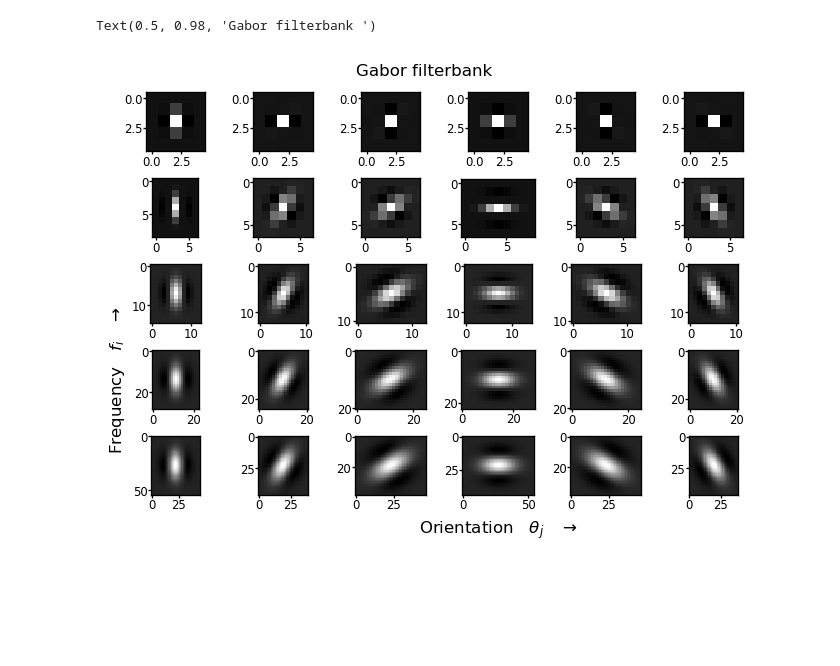
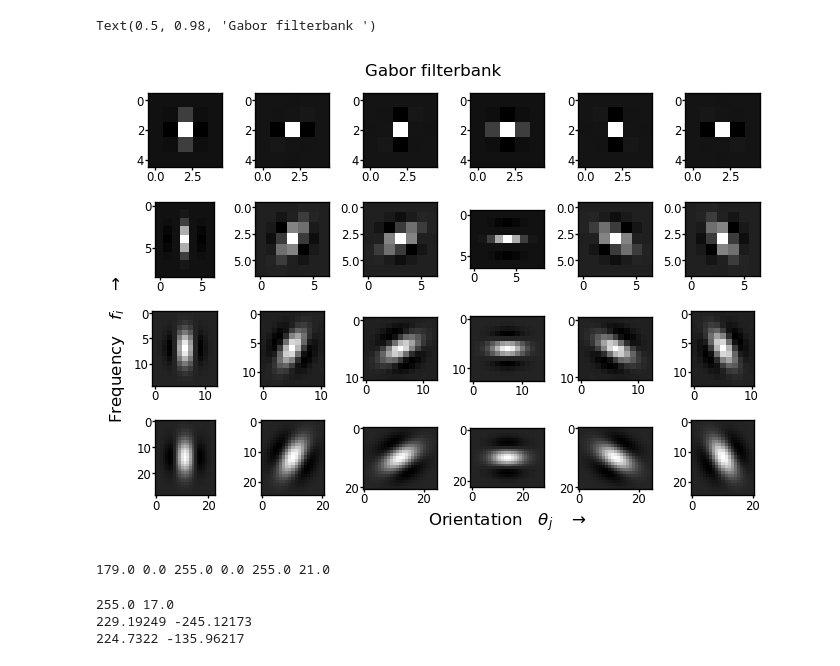
Before and after one commit to CVMethods/gabor_color_image_segmentation, a Jupyter notebook: jupyter-notebooks/image_gabor_responses.ipynb, the cells around one changed output. Drawn from its saved outputs; the diff is of its cells as text; code cells hidden in the pictures; blank space fills up the shorter version.

Commit message:
Integrate changes in jupyter notebook
Test the change of normalization for color spaces and training data

```diff
--- a/jupyter-notebooks/image_gabor_responses.ipynb
+++ b/jupyter-notebooks/image_gabor_responses.ipynb
@@ -27,30 +27,46 @@ print(list_imgs[indx])
 # %%
 # Generating Gabor filterbank
 
 min_period = 2.
-max_period = 50.
+max_period = 25.
 fb = 1
 ab = 30
 c1 = 0.9
 c2 = 0.9
 stds = 3.0
 
 gabor_filters, frequencies, angles = makeGabor_filterbank(min_period, max_period, fb, ab, c1, c2, stds)
 n_freq = len(frequencies)
 n_angles = len(angles)
 
 # Visualization of filters
 fig, axes = plt.subplots(n_freq, n_angles, dpi=120)
 ff = 0
 for ii, f_i in enumerate(frequencies):
     for jj, a_i in enumerate(angles):
         axes[ii, jj].imshow(gabor_filters[ff][0].real, cmap='gray') #, vmin=0., vmax=val_max
         axes[ii, jj].tick_params(axis='both', which='both', labelsize=7, pad=0.1, length=2)#, bottom=False, left=False, labelbottom=False, labelleft=False
         ff += 1
 axes[n_freq-1, np.int(np.ceil(n_angles/2))].set_xlabel('Orientation   $\\theta_j $   $\\rightarrow$', fontsize=10)
 axes[np.int(np.ceil(n_freq/2)), 0].set_ylabel('Frequency   $f_i$   $\\rightarrow$', fontsize=10)
 fig.subplots_adjust(top=0.92, bottom=0.08, left=0.10, right=0.95, hspace=0.45, wspace=0.45)
 fig.suptitle('Gabor filterbank ', fontsize=10)
 # %% [output]
 Text(0.5, 0.98, 'Gabor filterbank ')
-[figure, old version]
+[figure, new version]
+# %%
+# Image color decomposition: 2 channel complex color space
+
+color_space = 'HS'  # HS, LAB
+
+lum, chrom_r, chrom_i = img2complex_colorspace(img, color_space)
+# %% [output]
+179.0 0.0 255.0 0.0 255.0 21.0
+# %%
+print(lum.max(), lum.min())
+print(chrom_r.max(), chrom_r.min())
+print(chrom_i.max(), chrom_i.min())
+# %% [output]
+255.0 17.0
+229.19249 -245.12173
+224.7322 -135.96217
```
Also changed, not shown: parts of 18 cells of this notebook.
